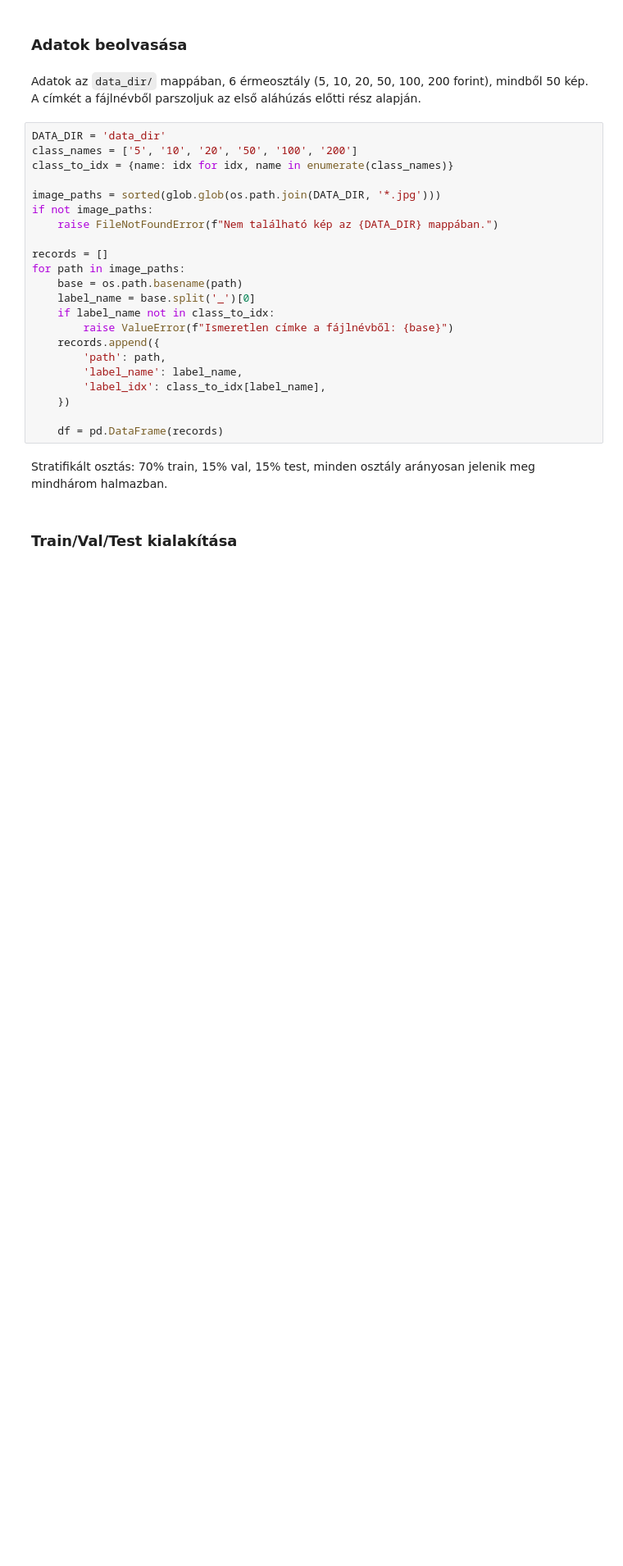
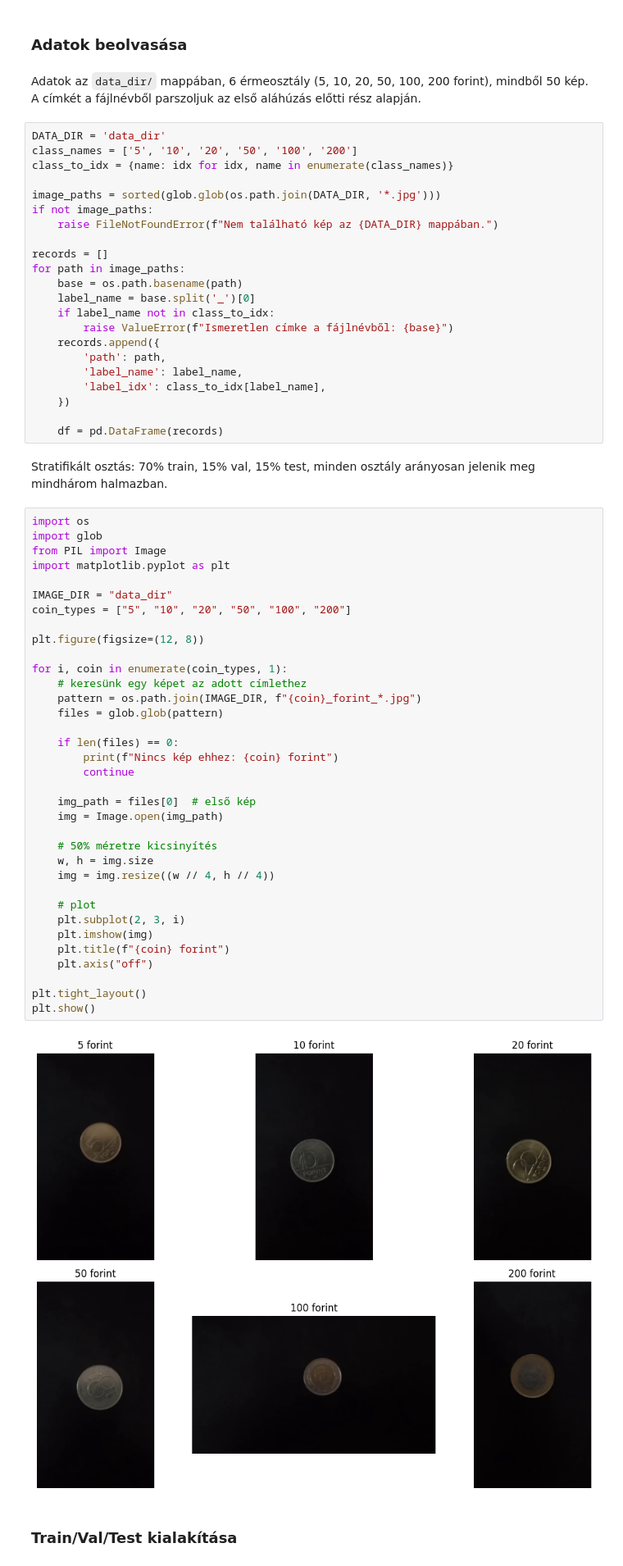
Before and after one commit to dbobo4/dl-coin-transfer-learning, a Jupyter notebook: coin_classification_vgg16.ipynb, the cells around one changed output. Shown: that part at 82% size. Saved outputs shown, nothing was run; the diff lists cells and outputs as text; blank space fills up the shorter version.

```diff
--- a/coin_classification_vgg16.ipynb
+++ b/coin_classification_vgg16.ipynb
@@ -64,6 +64,43 @@ for path in image_paths:
     df = pd.DataFrame(records)
 # %% [markdown]
 Stratifikált osztás: 70% train, 15% val, 15% test, minden osztály arányosan jelenik meg mindhárom halmazban.
+# %%
+import os
+import glob
+from PIL import Image
+import matplotlib.pyplot as plt
+
+IMAGE_DIR = "data_dir"
+coin_types = ["5", "10", "20", "50", "100", "200"]
+
+plt.figure(figsize=(12, 8))
+
+for i, coin in enumerate(coin_types, 1):
+    # keresünk egy képet az adott címlethez
+    pattern = os.path.join(IMAGE_DIR, f"{coin}_forint_*.jpg")
+    files = glob.glob(pattern)
+
+    if len(files) == 0:
+        print(f"Nincs kép ehhez: {coin} forint")
+        continue
+
+    img_path = files[0]  # első kép
+    img = Image.open(img_path)
+
+    # 50% méretre kicsinyítés
+    w, h = img.size
+    img = img.resize((w // 4, h // 4))
+
+    # plot
+    plt.subplot(2, 3, i)
+    plt.imshow(img)
+    plt.title(f"{coin} forint")
+    plt.axis("off")
+
+plt.tight_layout()
+plt.show()
+# %% [output]
+[figure, added]
 # %% [markdown]
 ### Train/Val/Test kialakítása
 # %%
```
